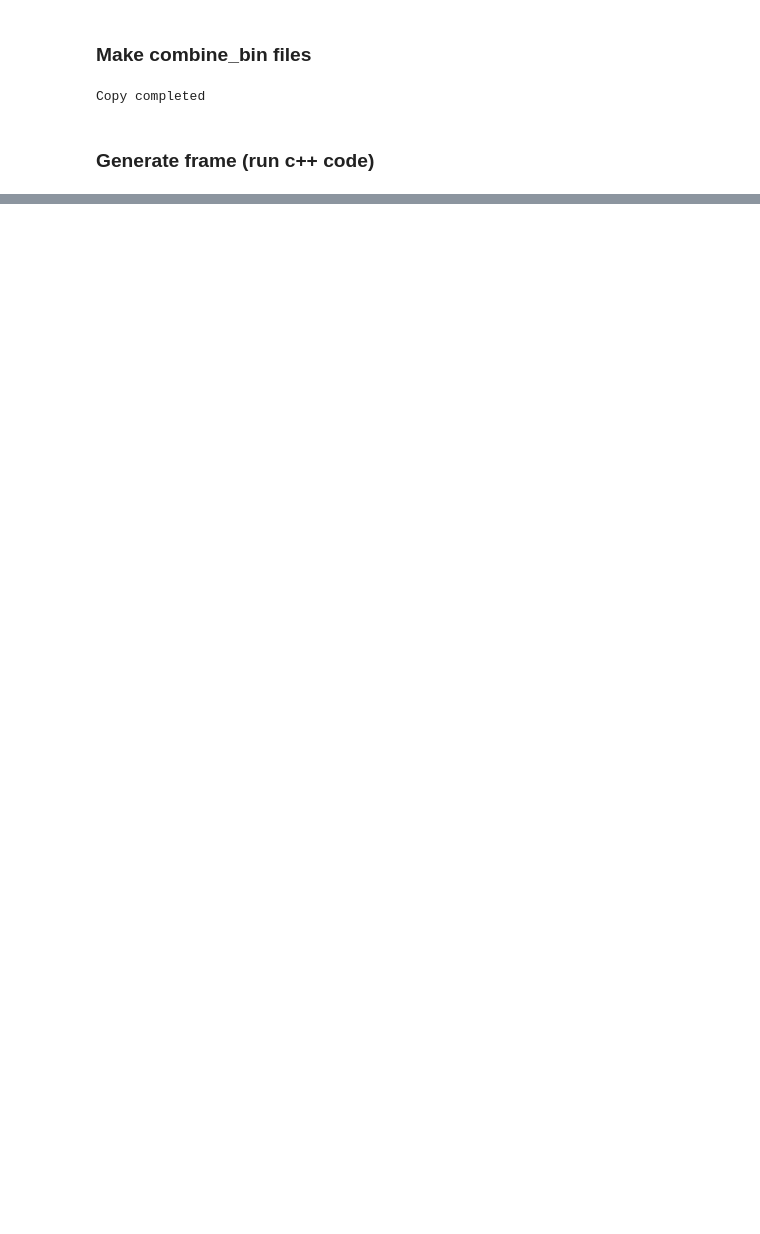
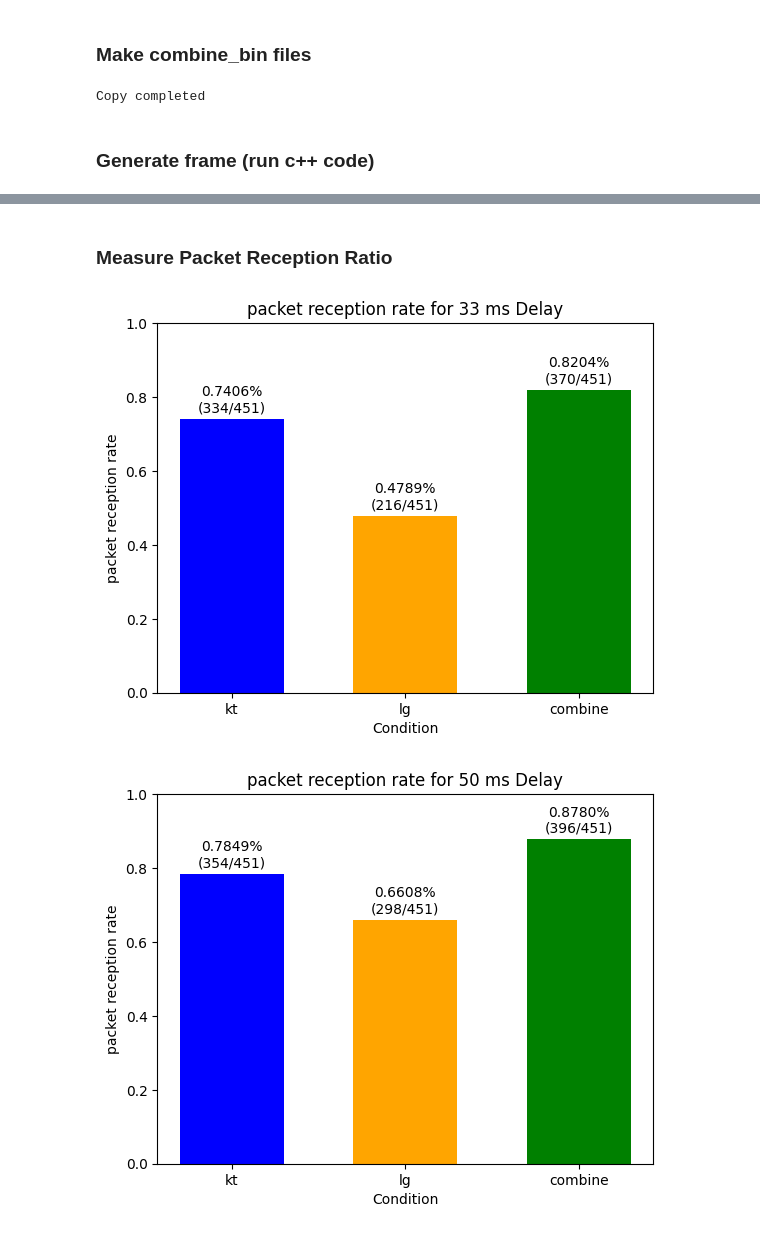
Before and after one commit to songmuheo/multipath, a Jupyter notebook: cpp/post_processing/postprocessing.ipynb, the cells around one changed output, grey strips where cells are left out. Drawn from its saved outputs; the diff is of its cells as text; code cells hidden in the pictures; blank space fills up the shorter version.

```diff
--- a/cpp/post_processing/postprocessing.ipynb
+++ b/cpp/post_processing/postprocessing.ipynb
@@ -315,0 +138,61 @@ plot_latency_comparison(total_avg_latency, avg_latency_dict, latency_thresholds,
+# %% [markdown]
+### Measure Packet Reception Ratio
+# %%
+import pandas as pd
+import matplotlib.pyplot as plt
+import numpy as np
+
+
+def calculate_loss_rate(log_df, total_sequence, delay_col):
+    num_received = log_df[delay_col].sum()
+    packet_reception_rate = num_received / total_sequence
+    return packet_reception_rate, num_received
+
+
+def plot_loss_rates_by_delay(kt_log_df, lg_log_df, combine_log_df, total_sequence, delays):
+    log_dfs = [kt_log_df, lg_log_df, combine_log_df]
+    labels = ['kt', 'lg', 'combine']
+
+    for delay in delays:
+        packet_reception_rates = []
+        num_received_list = []
+
+        for log_df in log_dfs:
+            col = f'is_use_{delay}'
+            packet_reception_rate, num_received = calculate_loss_rate(log_df, total_sequence, col)
+            packet_reception_rates.append(packet_reception_rate)
+            num_received_list.append(num_received)
+
+        # Plotting for the current delay
+        x = np.arange(len(labels))
+        width = 0.6  # width of the bars
+
+        fig, ax = plt.subplots()
+        ax.bar(x, packet_reception_rates, width, color=['blue', 'orange', 'green'])
+
+        # Annotating the bars with the percentage and the actual fraction
+        for i, (packet_reception_rate, num_received) in enumerate(zip(packet_reception_rates, num_received_list)):
+            ax.text(i, packet_reception_rate + 0.01,
+                    f'{(packet_reception_rate):.4f}%\n({num_received}/{total_sequence})',
+                    ha='center', va='bottom', fontsize=10)
+
+        # Labeling and formatting the plot
+        ax.set_xlabel('Condition')
+        ax.set_ylabel('packet reception rate')
+        ax.set_title(f'packet reception rate for {delay} ms Delay')
+        ax.set_xticks(x)
+        ax.set_xticklabels(labels)
+        ax.set_ylim(0, 1)  # Set y-axis limit to 100% loss rate
+
+        plt.savefig(f'{GRAPH_PATH}/prr_{delay}.png')
+        plt.show()
+
+combined_log_df = pd.read_csv(COMBINE_LOG_FILEPATH, index_col=None)
+sending_log_df = pd.read_csv(SENDING_LOG_FILEPATH, index_col = None)
+# print(sending_log_df)
+total_sequence = sending_log_df.shape[0]    # 보낸 전체 메시지 수
+delays = [33, 50, 100, 'no_delay']
+plot_loss_rates_by_delay(kt_log_df, lg_log_df, combined_log_df, total_sequence, delays)
+# %% [output]
+[figure, added]
+[figure, added]
```
Also changed, not shown: parts of 17 cells of this notebook, 3 other files.
